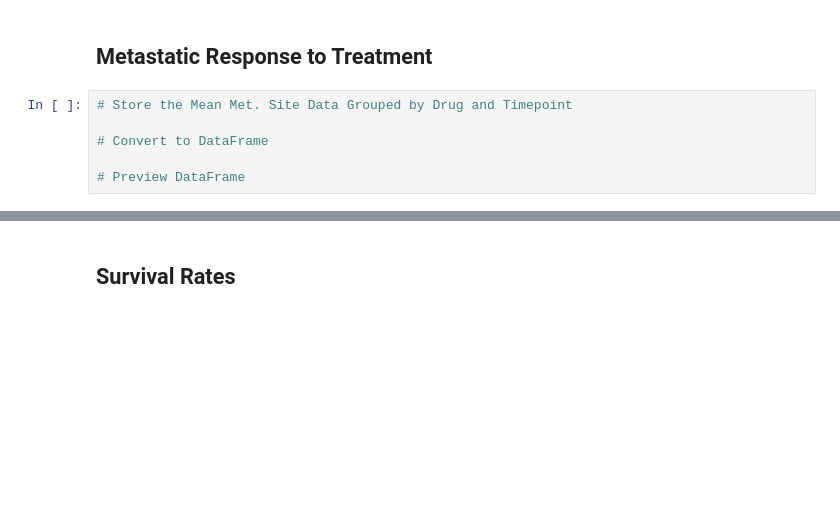
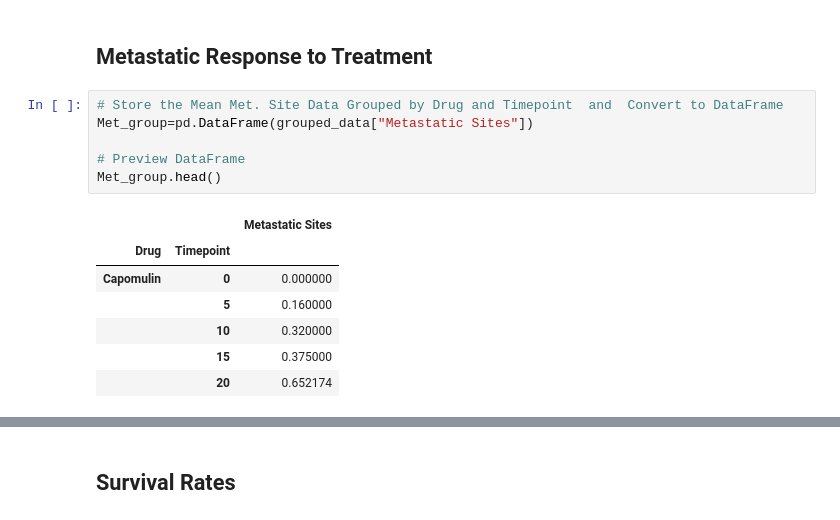
Before and after one commit to QuanShuang/Matplotlib_Assignment, a Jupyter notebook: pymaceuticals_starter.ipynb, the cells around one changed output, grey strips where cells are left out. Drawn from its saved outputs; the diff is of its cells as text; blank space fills up the shorter version.

```diff
--- a/pymaceuticals_starter.ipynb
+++ b/pymaceuticals_starter.ipynb
@@ -137,10 +130,18 @@ plt.show()
 # %% [markdown]
 ## Metastatic Response to Treatment
 # %%
-# Store the Mean Met. Site Data Grouped by Drug and Timepoint
-
-# Convert to DataFrame
+# Store the Mean Met. Site Data Grouped by Drug and Timepoint  and  Convert to DataFrame
+Met_group=pd.DataFrame(grouped_data["Metastatic Sites"])
 
 # Preview DataFrame
+Met_group.head()
+# %% [output]
+|  |  | Metastatic Sites |
+| Drug | Timepoint |  |
+| Capomulin | 0 | 0.000000 |
+|  | 5 | 0.160000 |
+|  | 10 | 0.320000 |
+|  | 15 | 0.375000 |
+|  | 20 | 0.652174 |
 # %%
 # Store the Standard Error associated with Met. Sites Grouped by Drug and Timepoint
```
Also changed, not shown: parts of 6 cells of this notebook, 1 other file.
